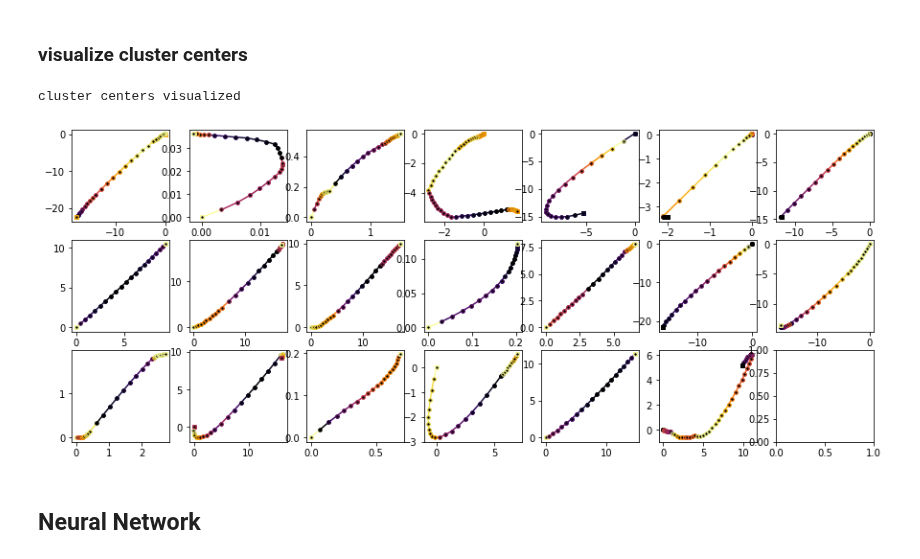
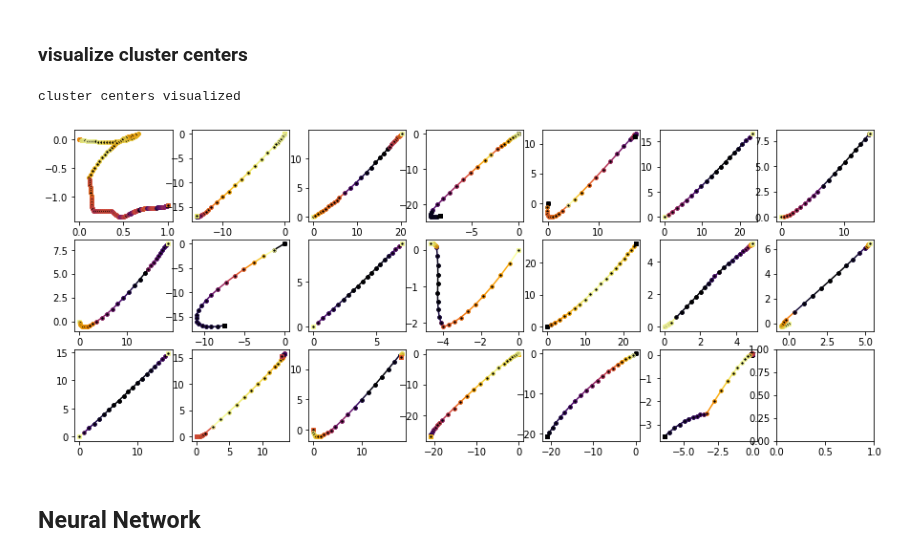
Before and after one commit to gourarushi/Character-Trajectory, a Jupyter notebook: project/CharacterTrajectories_Patches.ipynb, the cells around one changed output. Saved outputs shown, nothing was run; the diff lists cells and outputs as text; code cells hidden in the pictures.

```diff
--- a/project/CharacterTrajectories_Patches.ipynb
+++ b/project/CharacterTrajectories_Patches.ipynb
@@ -134,7 +131,7 @@ original sample
 ## Clustering
 # %%
 # flatten inputs to 2d array
-train_inputs2d = clusters_f.flatten_to_2d(train_inputs)
+train_inputs2d = clusters_f.flatten_to_2d(patch_train_inputs)
 # %% [markdown]
 plot silhoutte index for number of cluster 2 and 20
 # %%
@@ -179,13 +176,16 @@ Partition of a set of 920176 objects. Total size = 1110395075 bytes.
 # %%
 #kmeans_centers = clusters_f.form_clusters(train_inputs2d, "KMeans", [20], train_labels)
 kmeans = KMeans(n_clusters=20, random_state=0).fit(train_inputs2d)
 kmeans_centers = kmeans.cluster_centers_
 
+nsamples, nx, ny = patch_train_inputs.shape
+sample_shape = nx, ny
+
 print("\ncluster centers visualized")
 plotting_f.plotClusters(kmeans_centers, sample_shape)
 # %% [output]
 cluster centers visualized
-[figure, old version]
+[figure, new version]
 # %% [markdown]
 ## Neural Network
 # %% [markdown]
```
Also changed, not shown: parts of 18 cells of this notebook.
